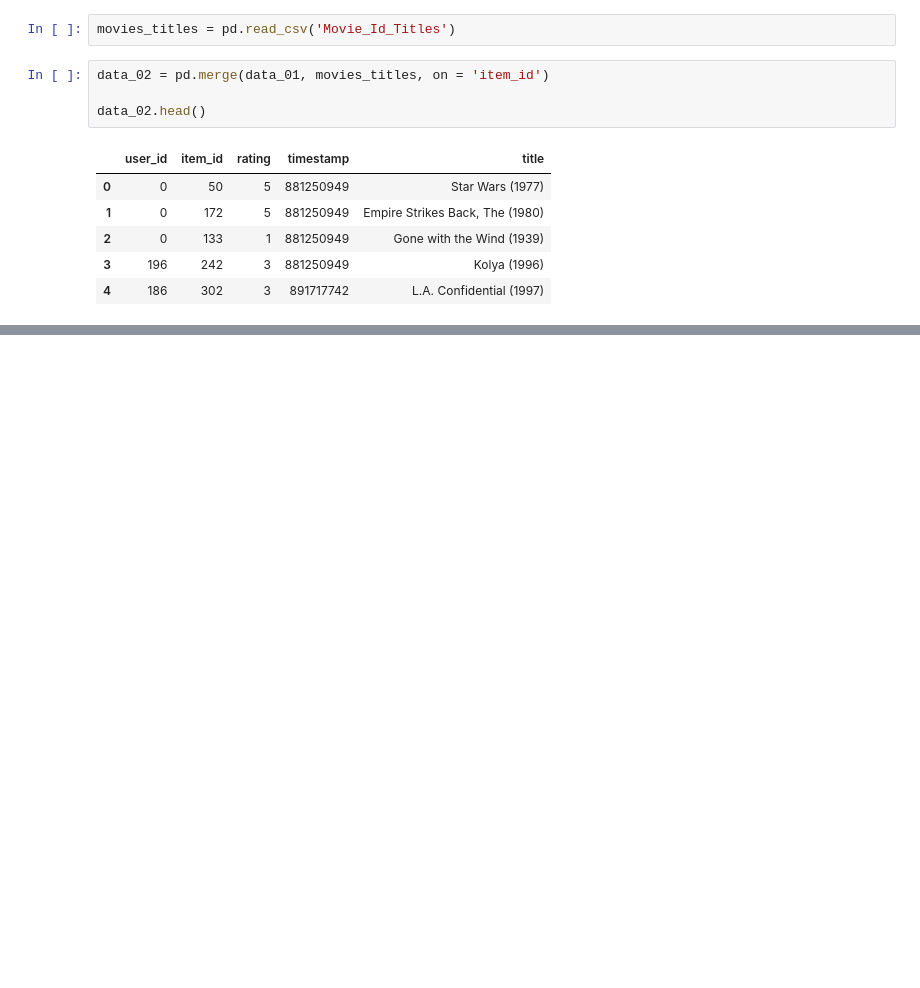
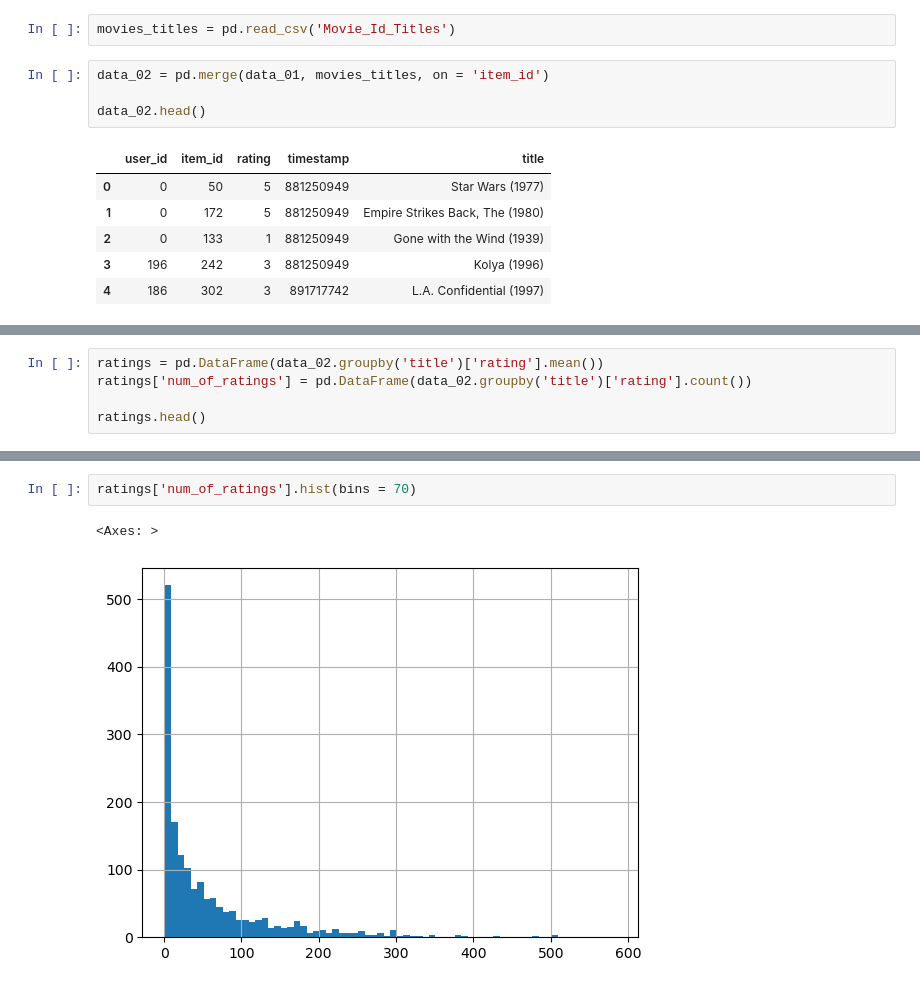
Before and after one commit to Malinda1/machine-learning_course_01, a Jupyter notebook: recommender_system/recommender_system_01.ipynb, the cells around one changed output, grey strips where cells are left out. Cells and saved outputs as stored; diff of their text form; blank space fills up the shorter version.

```diff
--- a/recommender_system/recommender_system_01.ipynb
+++ b/recommender_system/recommender_system_01.ipynb
@@ -37,0 +58,5 @@ data_02.head()
+# %%
+ratings = pd.DataFrame(data_02.groupby('title')['rating'].mean())
+ratings['num_of_ratings'] = pd.DataFrame(data_02.groupby('title')['rating'].count())
+
+ratings.head()
@@ -37,0 +71,5 @@ data_02.head()
+# %%
+ratings['num_of_ratings'].hist(bins = 70)
+# %% [output]
+<Axes: >
+[figure, added]
```
Also changed, not shown: parts of 5 cells of this notebook.
